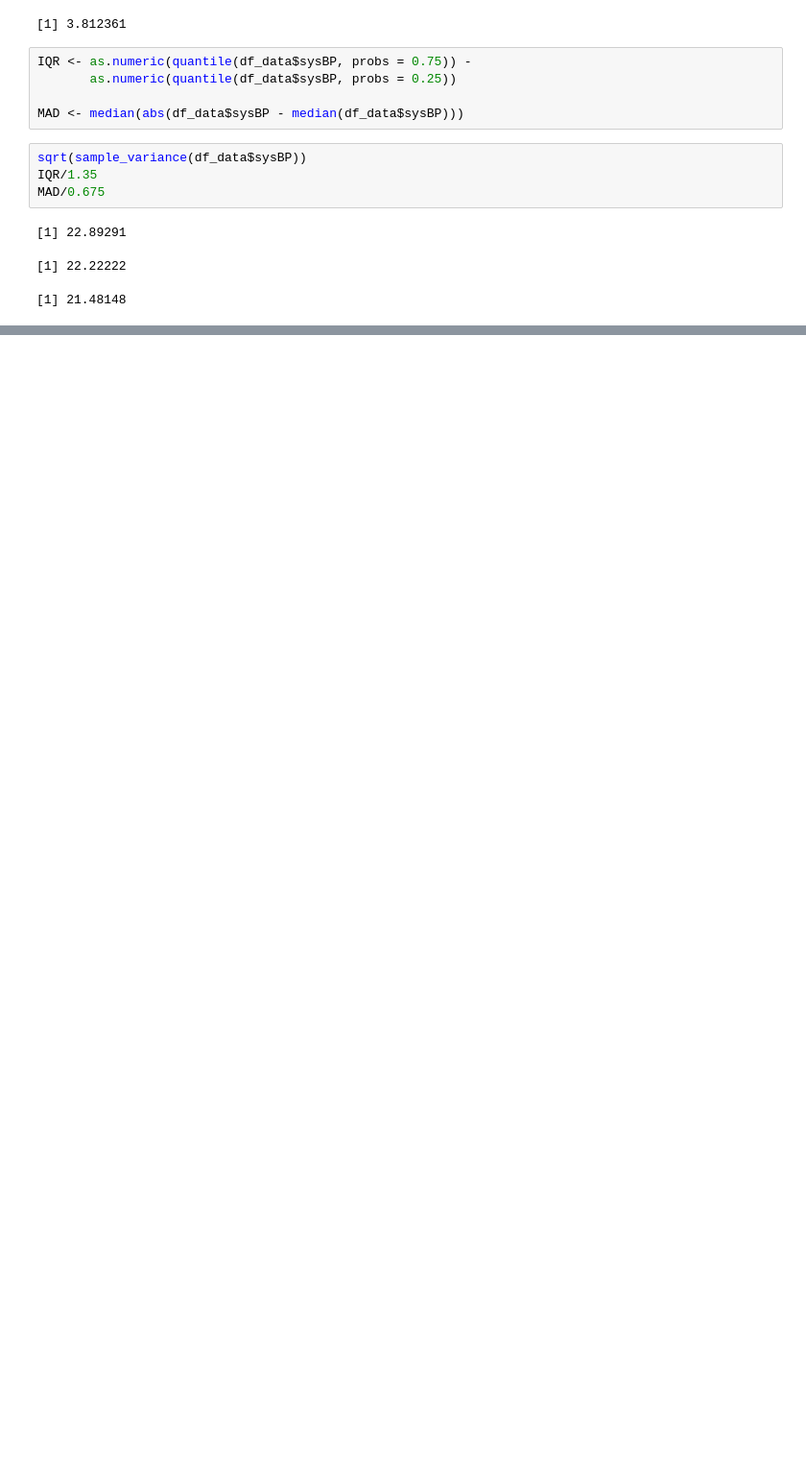
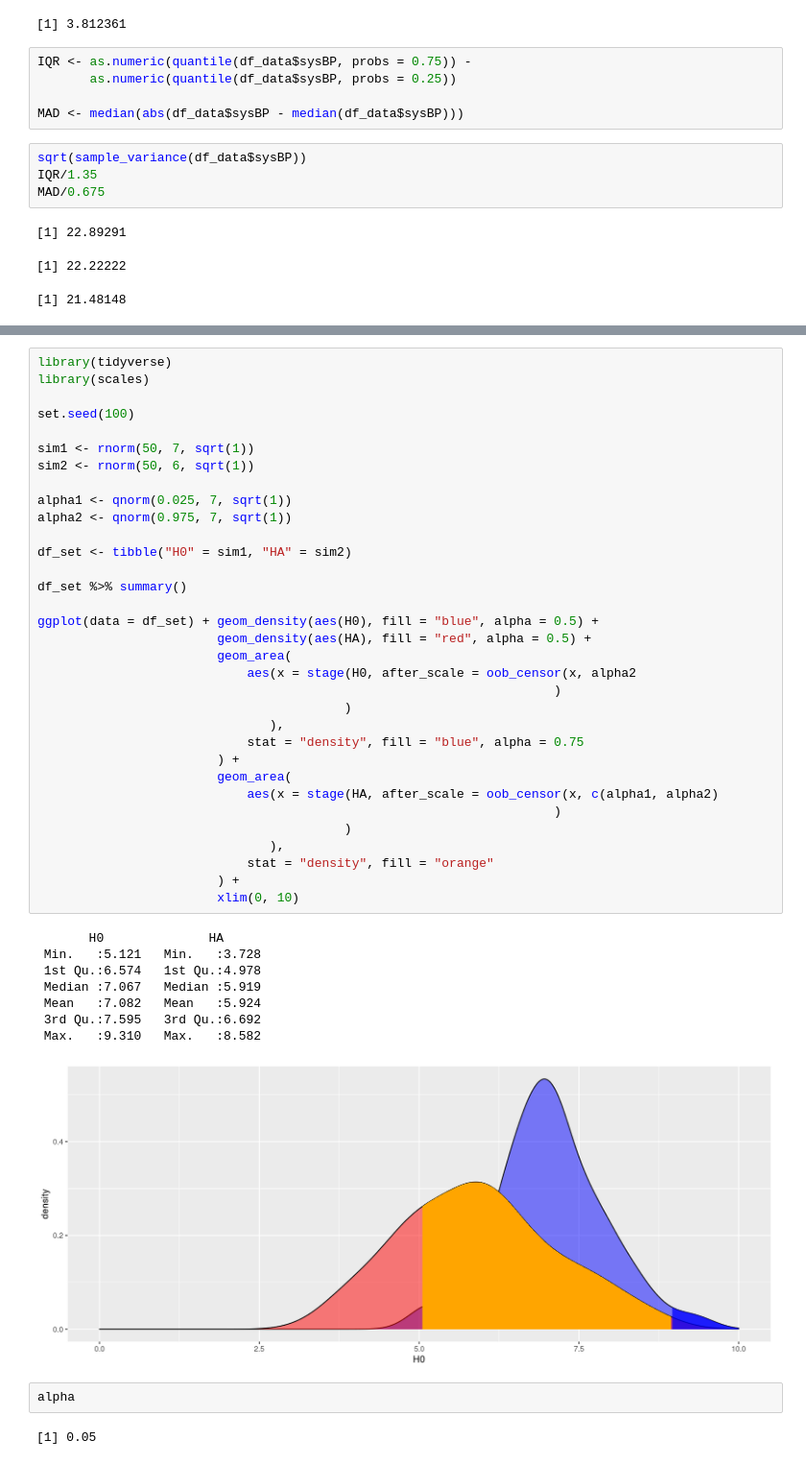
Before and after one commit to hkopanski/502_final_project, a Jupyter notebook: 502_Project.ipynb, the cells around one changed output, grey strips where cells are left out. Shown: that part at 96% size. Drawn from its saved outputs; the diff is of its cells as text; blank space fills up the shorter version.

```diff
--- a/502_Project.ipynb
+++ b/502_Project.ipynb
@@ -594,0 +595,46 @@ print(sim_data_results)
+# %%
+library(tidyverse)
+library(scales)
+
+set.seed(100)
+
+sim1 <- rnorm(50, 7, sqrt(1))
+sim2 <- rnorm(50, 6, sqrt(1))
+
+alpha1 <- qnorm(0.025, 7, sqrt(1))
+alpha2 <- qnorm(0.975, 7, sqrt(1))
+
+df_set <- tibble("H0" = sim1, "HA" = sim2)
+
+df_set %>% summary()
+
+ggplot(data = df_set) + geom_density(aes(H0), fill = "blue", alpha = 0.5) +
+                        geom_density(aes(HA), fill = "red", alpha = 0.5) +
+                        geom_area(
+                            aes(x = stage(H0, after_scale = oob_censor(x, alpha2
+                                                                     )
+                                         )
+                               ),
+                            stat = "density", fill = "blue", alpha = 0.75
+                        ) +
+                        geom_area(
+                            aes(x = stage(HA, after_scale = oob_censor(x, c(alpha1, alpha2)
+                                                                     )
+                                         )
+                               ),
+                            stat = "density", fill = "orange"
+                        ) +
+                        xlim(0, 10)
+# %% [output]
+       H0              HA
+ Min.   :5.121   Min.   :3.728
+ 1st Qu.:6.574   1st Qu.:4.978
+ Median :7.067   Median :5.919
+ Mean   :7.082   Mean   :5.924
+ 3rd Qu.:7.595   3rd Qu.:6.692
+ Max.   :9.310   Max.   :8.582
+[figure, added]
+# %%
+alpha
+# %% [output]
+[1] 0.05
```
Also changed, not shown: parts of 7 cells of this notebook, 3 other files.
